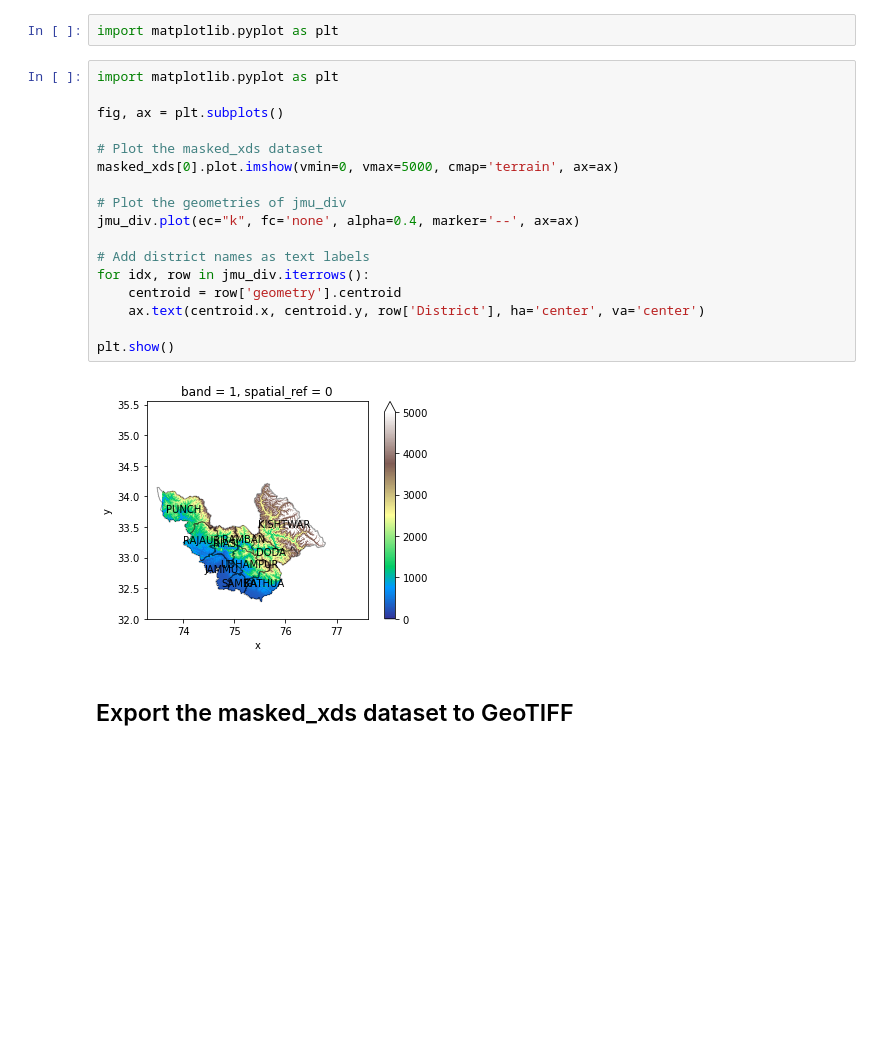
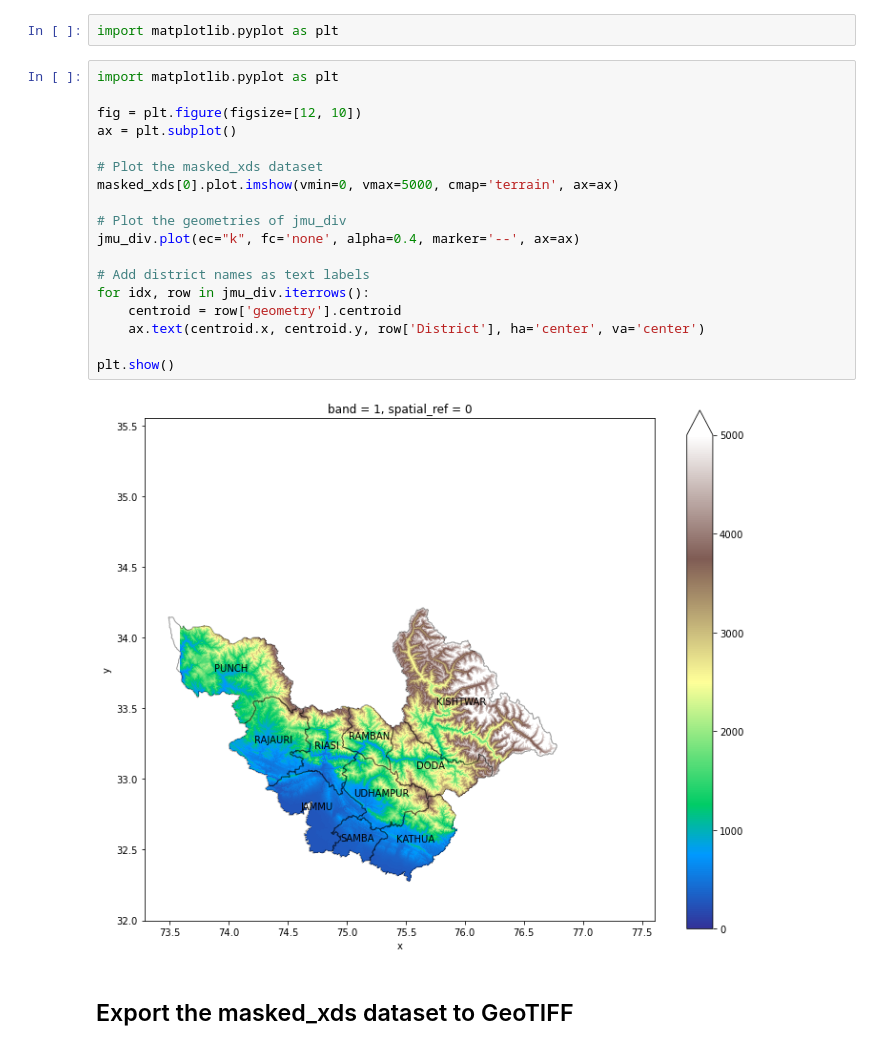
Before and after one commit to syedhamidali/JammuDivision, a Jupyter notebook: DEM_Jammu_Division.ipynb, the cells around one changed output. Saved outputs shown, nothing was run; the diff lists cells and outputs as text; blank space fills up the shorter version.

```diff
--- a/DEM_Jammu_Division.ipynb
+++ b/DEM_Jammu_Division.ipynb
@@ -68,22 +68,23 @@ import matplotlib.pyplot as plt
 # %%
 import matplotlib.pyplot as plt
 
-fig, ax = plt.subplots()
+fig = plt.figure(figsize=[12, 10])
+ax = plt.subplot()
 
 # Plot the masked_xds dataset
 masked_xds[0].plot.imshow(vmin=0, vmax=5000, cmap='terrain', ax=ax)
 
 # Plot the geometries of jmu_div
 jmu_div.plot(ec="k", fc='none', alpha=0.4, marker='--', ax=ax)
 
 # Add district names as text labels
 for idx, row in jmu_div.iterrows():
     centroid = row['geometry'].centroid
     ax.text(centroid.x, centroid.y, row['District'], ha='center', va='center')
 
 plt.show()
 # %% [output]
-[figure, old version]
+[figure, new version]
 # %% [markdown]
 ## Export the masked_xds dataset to GeoTIFF
 # %%
```
